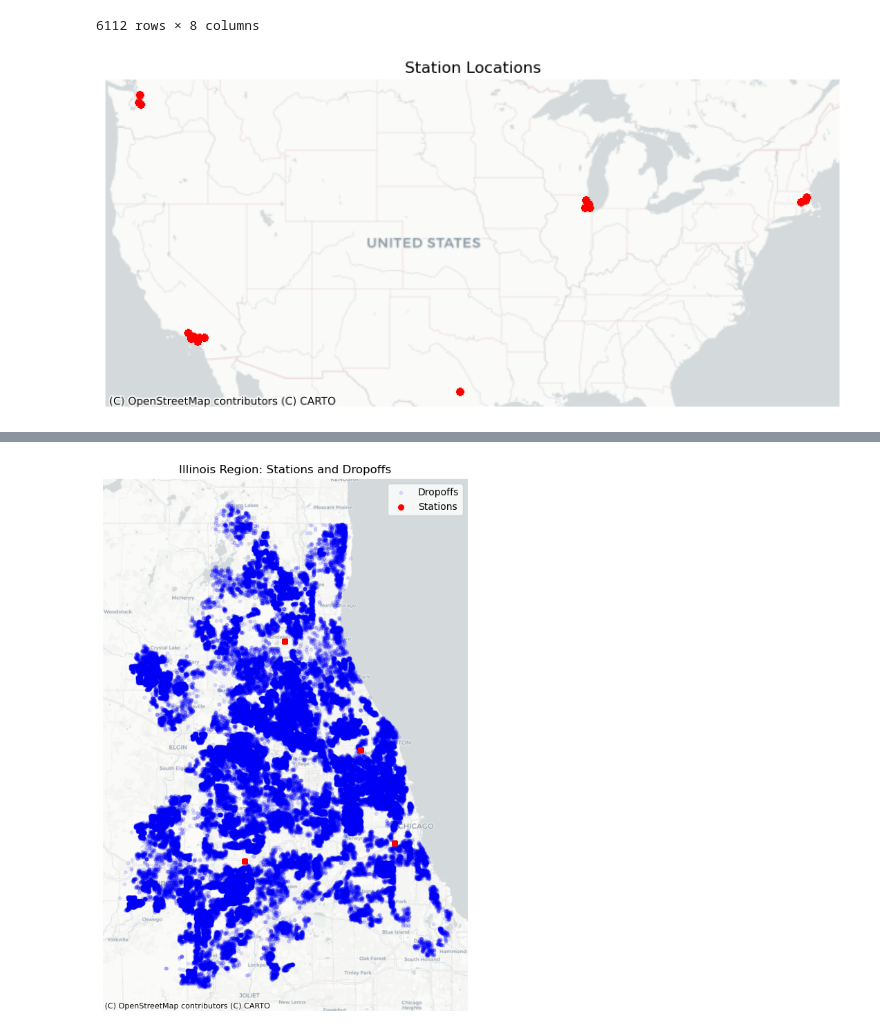
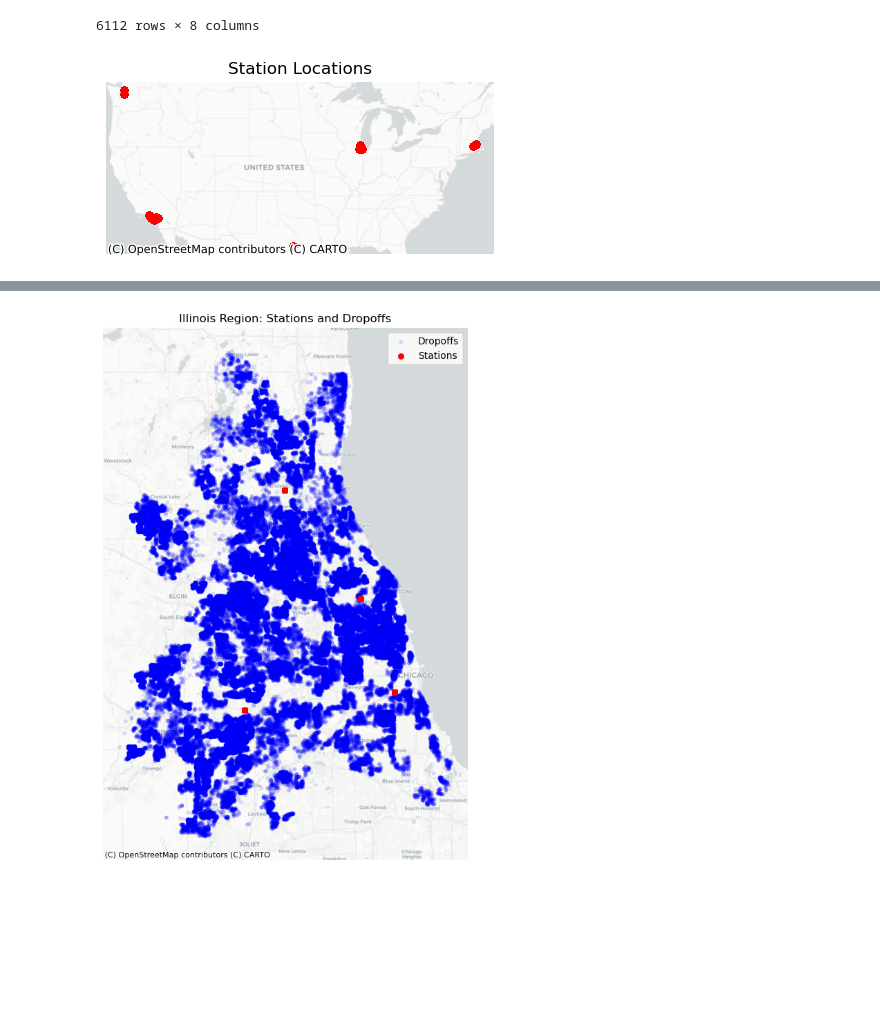
Before and after one commit to javad-e/delivery-tunnels, a Jupyter notebook: Gravity Model Calibration.ipynb, the cells around one changed output, grey strips where cells are left out. Cells and saved outputs as stored; diff of their text form; code cells hidden in the pictures; blank space fills up the shorter version.

```diff
--- a/Gravity Model Calibration.ipynb
+++ b/Gravity Model Calibration.ipynb
@@ -40,13 +39,6 @@ print(raw_df)
 
 [100000 rows x 4 columns]
 # %%
-import geopandas as gpd
-from shapely.geometry import Polygon
-import h3
-import pandas as pd
-import matplotlib.pyplot as plt
-import contextily as ctx
-
 # --- Step 1: Load and prepare Dubai geometry ---
 gdf = gpd.read_file("dubai.geojson")
 if gdf.crs != "EPSG:4326":
@@ -108,7 +100,7 @@ intersecting_hexes = candidate_gdf[candidate_gdf.geometry.intersects(geometry)]
 intersecting_hexes_3857 = intersecting_hexes.to_crs(epsg=3857)
 
 # --- Step 6: Plot with basemap ---
-fig, ax = plt.subplots(figsize=(10, 10))
+fig, ax = plt.subplots(figsize=(5, 5))
 intersecting_hexes_3857.plot(
     ax=ax, edgecolor='gray', facecolor='lightblue', linewidth=0.3
 )
@@ -970,9 +675,13 @@ Name: flow, dtype: float64
 # %% [markdown]
 # **CALIBRATING SCHEDULED GRAVITY (AMAZON US)**
 # %%
+data_dir = data_dir = os.path.expanduser('~/.rc-cli/data/model_build_inputs/')
+
 file_path = os.path.join(data_dir, 'route_data.json')
 with open(file_path, 'r') as f:
     data = json.load(f)
 
 # Option 1: if it's a list of records
-df = pd.json_normalize(data)
+amazon_df = pd.json_normalize(data)
+amazon_df = pd.DataFrame(data).transpose()
+amazon_df
@@ -1004,8 +710,8 @@ def extract_coords(stops_dict):
             dropoffs.append((stop['lat'], stop['lng']))
     return pd.Series([station_coord, dropoffs])
 
-df[['station', 'dropoffs']] = df['stops'].apply(extract_coords)
-df
+amazon_df[['station', 'dropoffs']] = amazon_df['stops'].apply(extract_coords)
+amazon_df
 # %% [output]
 |  | station_code | date_YYYY_MM_DD | departure_time_utc | executor_capacity_cm3 | route_score | stops | ... |
 | RouteID_00143bdd-0a6b-49ec-bb35-3... | DLA3 | 2018-07-27 | 16:02:10 | 3313071.0 | High | {'AD': {'lat': 34.099611, 'lng': ... | ... |
@@ -1023,25 +729,25 @@ df
 # %%
 # Step 1: Create a GeoDataFrame from the station coordinates
 gdf_stations = gpd.GeoDataFrame(
-    df,  # your transposed dataframe with 'station' column
-    geometry=df['station'].apply(lambda coord: Point(coord[1], coord[0])),  # (lng, lat)
+    amazon_df,  # your transposed dataframe with 'station' column
+    geometry=amazon_df['station'].apply(lambda coord: Point(coord[1], coord[0])),  # (lng, lat)
     crs="EPSG:4326"  # WGS84 (lat/lon)
 )
 
 # Step 2: Project to Web Mercator for compatibility with basemap
 gdf_stations = gdf_stations.to_crs(epsg=3857)
 
 # Step 3: Plot
-fig, ax = plt.subplots(figsize=(10, 10))
+fig, ax = plt.subplots(figsize=(6, 6))
 gdf_stations.plot(ax=ax, color='red', markersize=20)
 
 # Step 4: Add basemap
 ctx.add_basemap(ax, source=ctx.providers.CartoDB.Positron)
 
 # Optional: remove axis
 ax.set_axis_off()
 
 plt.title("Station Locations")
 plt.show()
 # %% [output]
-[figure, old version]
+[figure, new version]
```
Also changed, not shown: parts of 25 cells of this notebook, 40 other files.
